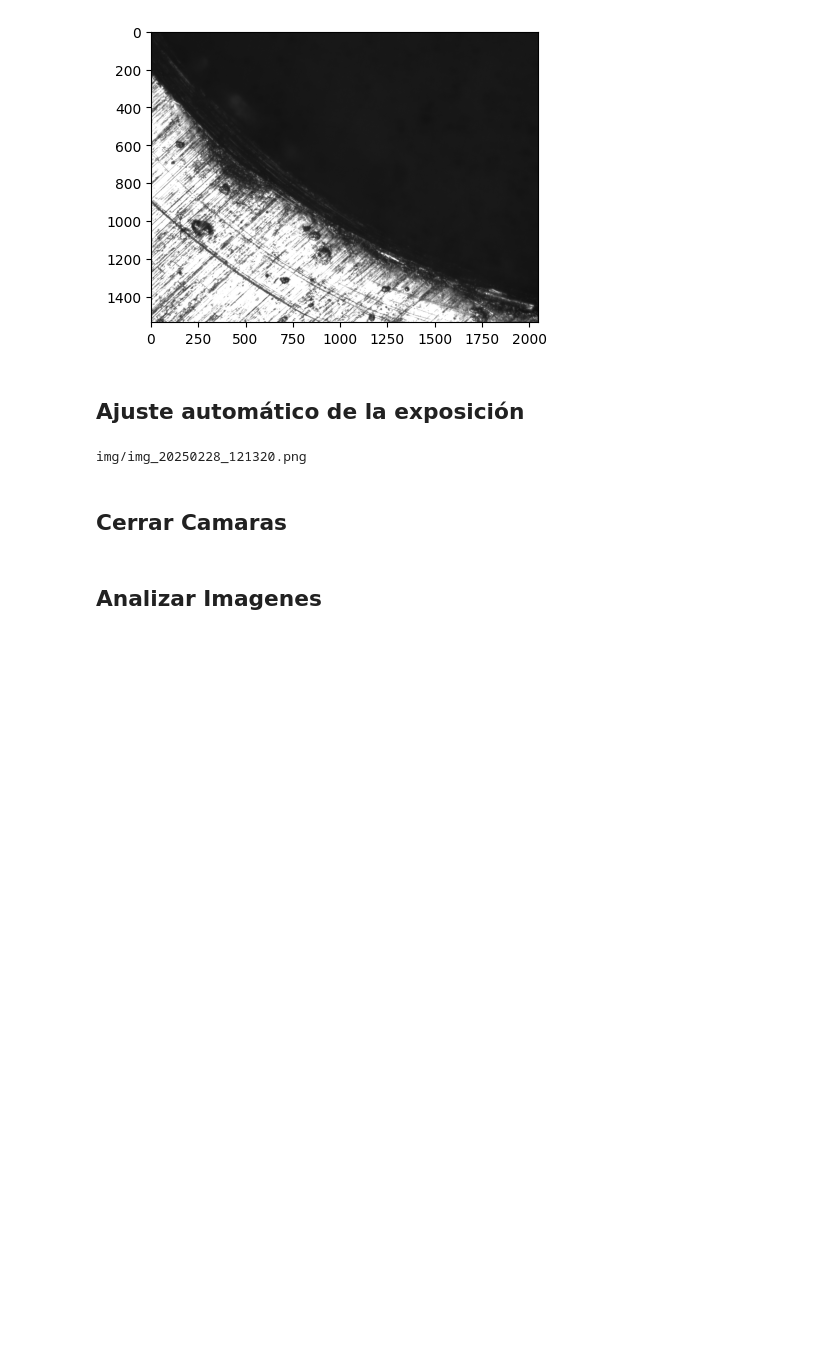
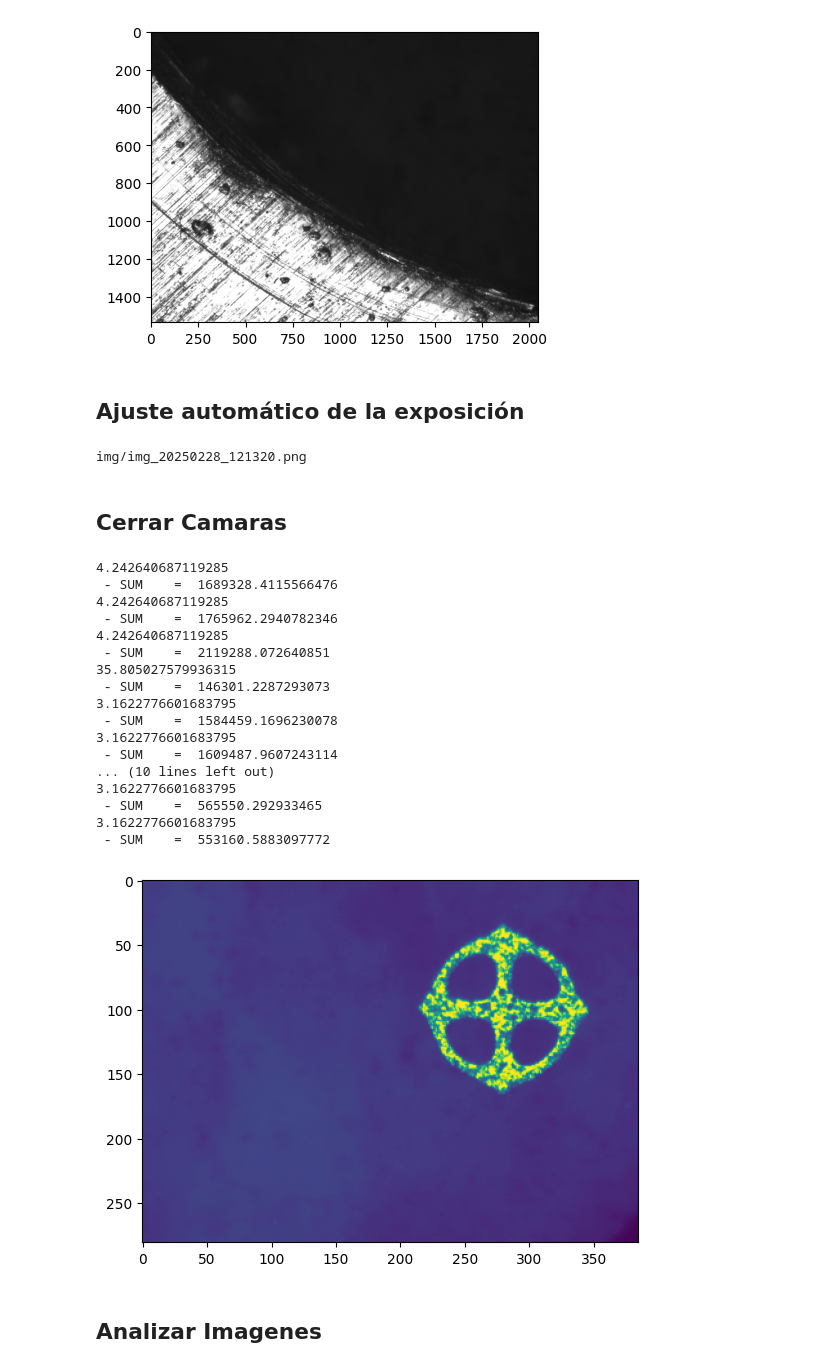
Before and after one commit to RaulPenagos/CameraHardware, a Jupyter notebook: RunCamera.ipynb, the cells around one changed output. Drawn from its saved outputs; the diff is of its cells as text; code cells hidden in the pictures; blank space fills up the shorter version.

Commit message:
Begining of auto focus and documented

```diff
--- a/RunCamera.ipynb
+++ b/RunCamera.ipynb
@@ -114,6 +114,84 @@ img/img_20250228_121320.png
 ## Cerrar Camaras
 # %%
 ids_peak.Library.Close()
+# %%
+# AUTO FOCUS TESTS
+
+from PIL import Image
+import glob
+import sys
+
+import cv2
+import matplotlib.pyplot as plt
+import numpy as np
+from scipy.interpolate import BSpline, make_interp_spline
+
+def test(img):
+    sobelx = cv2.Sobel(img,cv2.CV_64F,1,0)
+    sobely = cv2.Sobel(img,cv2.CV_64F,0,1)
+
+    Gmag = np.sqrt(sobelx*sobelx + sobely*sobely)
+    Gmag = Gmag.flatten()
+    #Gdir = np.arctan2(sobely, sobelx) * (180 / np.pi)
+
+    #Gmag = np.where(Gmag == 0, np.nan, Gmag)
+    Gmag = Gmag[Gmag!=0]
+
+    ortanca_deger = np.median(Gmag)
+    print(ortanca_deger)
+    #print(str(k) + " - MEDIAN = ", ortanca_deger)
+
+    ortanca_deger3 = ortanca_deger*10
+    #Gmag = np.where(Gmag < (ortanca_deger3), np.nan, Gmag)
+    Gmag = Gmag[Gmag>ortanca_deger3]
+
+    print(" - SUM    = ", np.sum(Gmag))
+    return(np.sum(Gmag))
+
+images = np.array([])
+min = 0
+
+
+for filename in glob.glob('img/focus/*.png'):
+    # bucle para analizar varias imagenes
+
+    picture = cv2.imread(filename)
+
+    # picture_roi = picture[120:380, 100:400, 0]
+    picture_roi = picture[109:390, 65:450, 0]
+
+    var = test(picture_roi)
+
+    # plt.imshow(image)
+    # plt.show()
+
+    if var > min:
+        min = var
+        image = picture_roi
+
+
+
+plt.imshow(image)
+plt.show()
+# %% [output]
+4.242640687119285
+ - SUM    =  1689328.4115566476
+4.242640687119285
+ - SUM    =  1765962.2940782346
+4.242640687119285
+ - SUM    =  2119288.072640851
+35.805027579936315
+ - SUM    =  146301.2287293073
+3.1622776601683795
+ - SUM    =  1584459.1696230078
+3.1622776601683795
+ - SUM    =  1609487.9607243114
+... (10 lines left out)
+3.1622776601683795
+ - SUM    =  565550.292933465
+3.1622776601683795
+ - SUM    =  553160.5883097772
+[figure, added]
 # %% [markdown]
 ## Analizar Imagenes
 # %%
```
Also changed, not shown: parts of 1 cell of this notebook, 2 other files.
